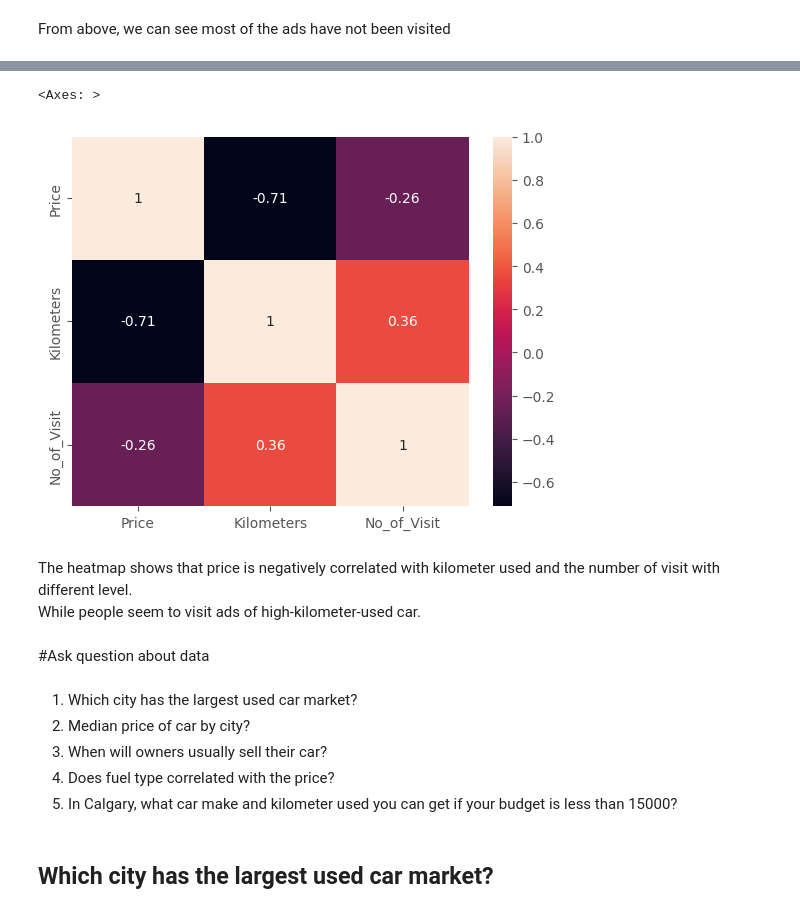
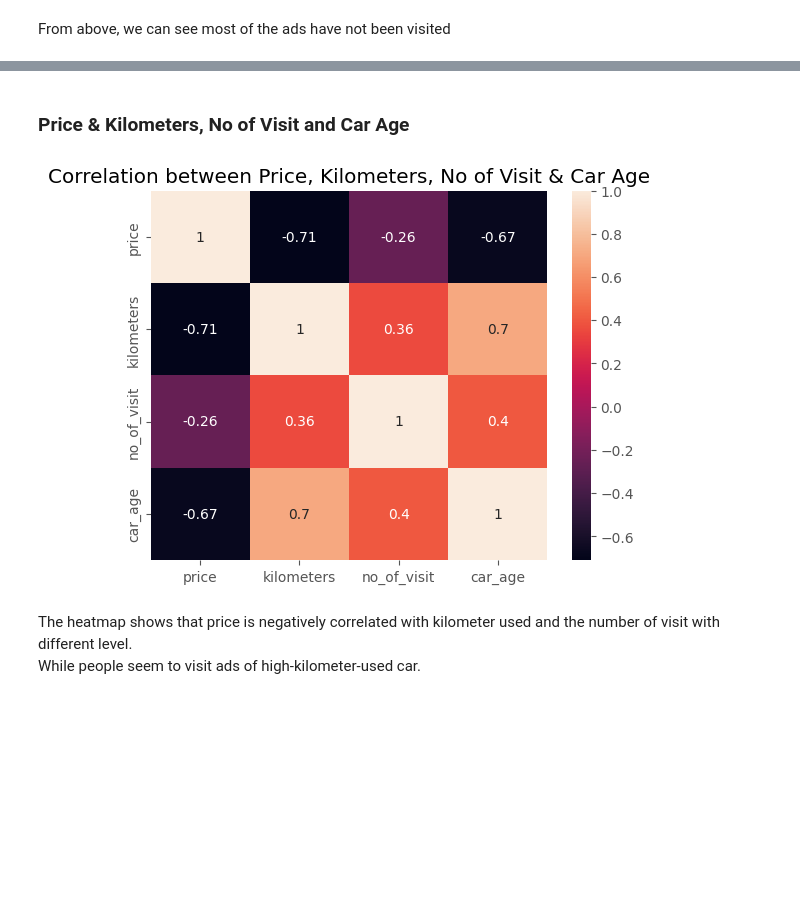
Before and after one commit to popo169/Portfolio-Project, a Jupyter notebook: Kijiji Car Sales/Kijiji_Car_Analysis.ipynb, the cells around one changed output, grey strips where cells are left out. Cells and saved outputs as stored; diff of their text form; code cells hidden in the pictures; blank space fills up the shorter version.

```diff
--- a/Kijiji Car Sales/Kijiji_Car_Analysis.ipynb
+++ b/Kijiji Car Sales/Kijiji_Car_Analysis.ipynb
@@ -290,0 +332,4 @@ dtype: int64
+# %%
+# Since $0 for a car is impossible, we drop data which the price < 5 percentile
+perc_5=np.percentile(df['price'],5)
+df=df.query('price > @perc_5').reset_index(drop=True).copy()
@@ -311,0 +408,3 @@ plt.show()
+# %%
+# Remove outlier
+df=remove_outlier(df,['kilometers'])
@@ -350,3 +534,3 @@ def remove_outlier(df, columns):
 # %%
 # Remove outlier
-df=remove_outlier(df,['Price','Kilometers','No_of_Visit'])
+df=remove_outlier(df,['no_of_visit'])
@@ -368,3 +536,0 @@ plt.show()
-# %%
-# Since $0 for a car is impossible, we drop date with price less than $1000
-df=df.query('Price >= 1000').reset_index(drop=True).copy()
@@ -452,20 +700,15 @@ plt.show()
+# %% [markdown]
+### Price & Kilometers, No of Visit and Car Age
 # %%
 # Visualize the correlation with heatmap
-df_corr=df[['Price','Kilometers','No_of_Visit']].dropna().corr()
+df_corr=df[['price','kilometers','no_of_visit', 'car_age']].dropna().corr()
 sns.heatmap(df_corr, annot=True)
+
+plt.title('Correlation between Price, Kilometers, No of Visit & Car Age')
+
+plt.show()
 # %% [output]
-<Axes: >
-[figure, old version]
+[figure, new version]
 # %% [markdown]
 The heatmap shows that price is negatively correlated with kilometer used and the number of visit with different level.<br>
 While people seem to visit ads of high-kilometer-used car.
-# %% [markdown]
-#Ask question about data
-# %% [markdown]
-1.   Which city has the largest used car market?
-2.   Median price of car by city?
-3.   When will owners usually sell their car?
-4.   Does fuel type correlated with the price?
-5.   In Calgary, what car make and kilometer used you can get if your budget is less than 15000?
-# %% [markdown]
-## Which city has the largest used car market?
```
Also changed, not shown: parts of 158 cells of this notebook.
